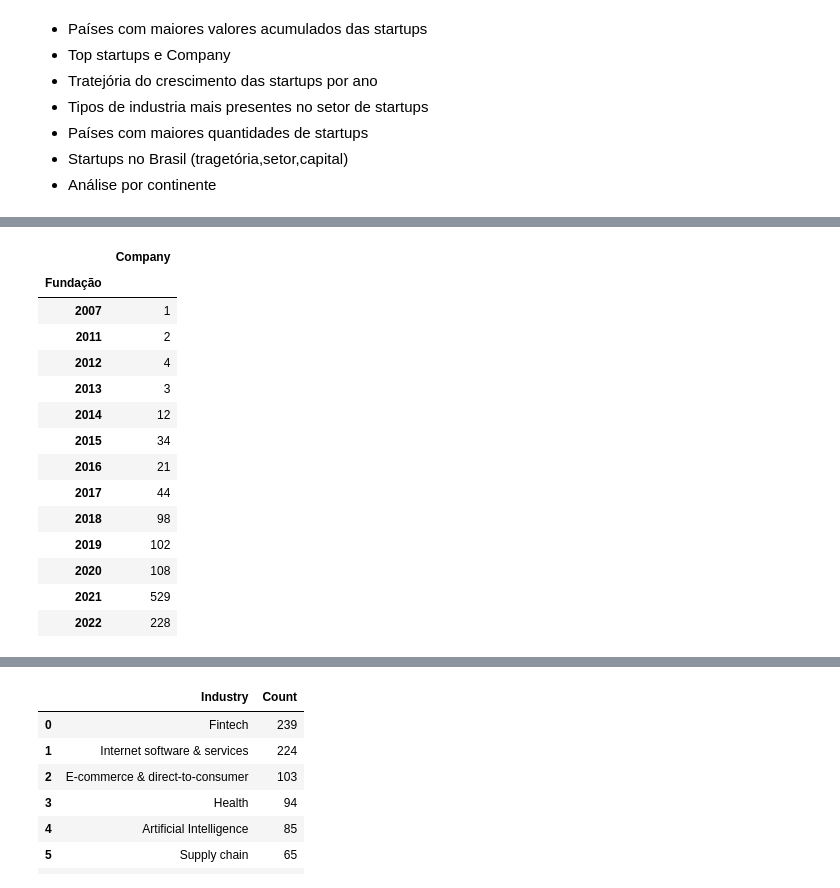
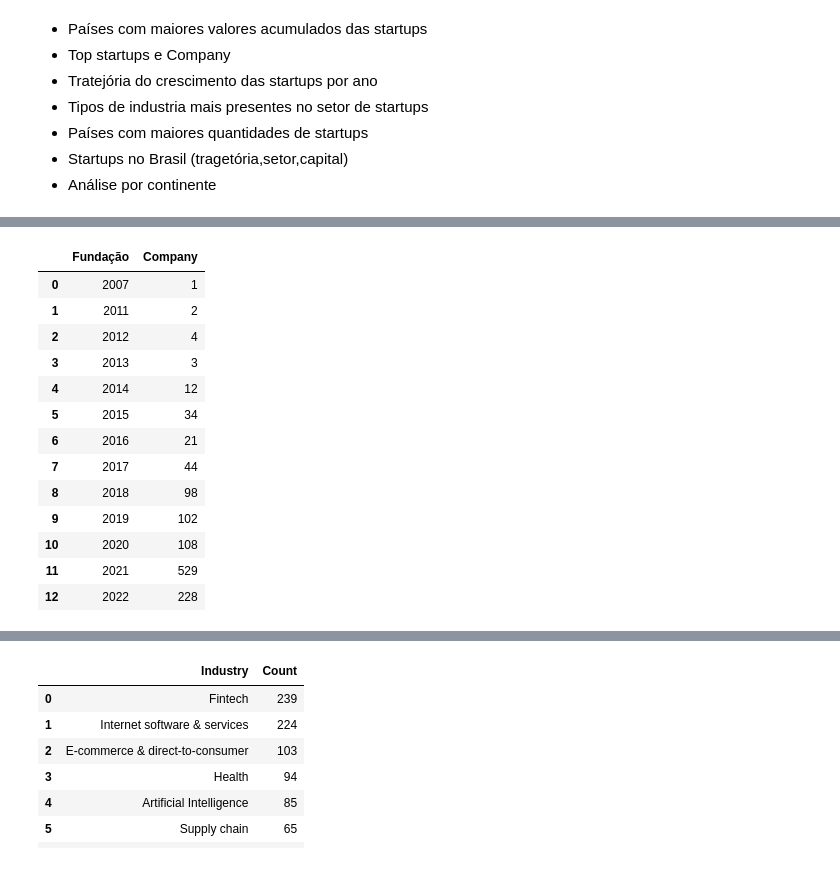
Before and after one commit to nathanmss/datasets_analise_dados, a Jupyter notebook: startups_unicornios/startups_unicornio.ipynb, the cells around one changed output, grey strips where cells are left out. Drawn from its saved outputs; the diff is of its cells as text; code cells hidden in the pictures.

```diff
--- a/startups_unicornios/startups_unicornio.ipynb
+++ b/startups_unicornios/startups_unicornio.ipynb
@@ -18,0 +13,3 @@ df
+# %%
+df = pd.read_csv('startups_unicornios.csv')
+df
@@ -80,7 +91,7 @@ Asia = ['China', 'India', 'Indonesia', 'Turkey','Hong Kong','Israel','South Kore
 America = ['United States','Bahamas','Mexico','Canada','Colombia','Brazil','Argentina','Bermuda','Ecuador','Chile']
 Africa = ['Seychelles', 'Nigeria','Senegal','South Africa']
 Europa = ['United Kingdom','Germany','Sweden','Estonia','Netherlands','France','Finland','Belgium','Denmark','Switzerland',
-'Lithuania','Austria','Ireland','Spain','Luxembourg','Croatia','Norway','Czech Republic']
+'Lithuania','Austria','Ireland','Spain','Luxembourg','Croatia','Norway','Czech Republic','Italy']
 Oceania = ['Australia']
 # %%
 #Criando coluna continentes
@@ -265,20 +288,19 @@ import seaborn as sns
 # %%
 #Trajetória de crescimento por ano
-crescimento_anual = df.groupby('Fundação')['Company'].count().to_frame()
+crescimento_anual = df.groupby('Fundação')['Company'].count().to_frame().reset_index()
 crescimento_anual
 # %% [output]
-|  | Company |
-| Fundação |  |
-| 2007 | 1 |
-| 2011 | 2 |
-| 2012 | 4 |
-| 2013 | 3 |
-| 2014 | 12 |
-| 2015 | 34 |
-| 2016 | 21 |
-| 2017 | 44 |
-| 2018 | 98 |
-| 2019 | 102 |
-| 2020 | 108 |
-| 2021 | 529 |
-| 2022 | 228 |
+|  | Fundação | Company |
+| 0 | 2007 | 1 |
+| 1 | 2011 | 2 |
+| 2 | 2012 | 4 |
+| 3 | 2013 | 3 |
+| 4 | 2014 | 12 |
+| 5 | 2015 | 34 |
+| 6 | 2016 | 21 |
+| 7 | 2017 | 44 |
+| 8 | 2018 | 98 |
+| 9 | 2019 | 102 |
+| 10 | 2020 | 108 |
+| 11 | 2021 | 529 |
+| 12 | 2022 | 228 |
```
Also changed, not shown: parts of 36 cells of this notebook.
